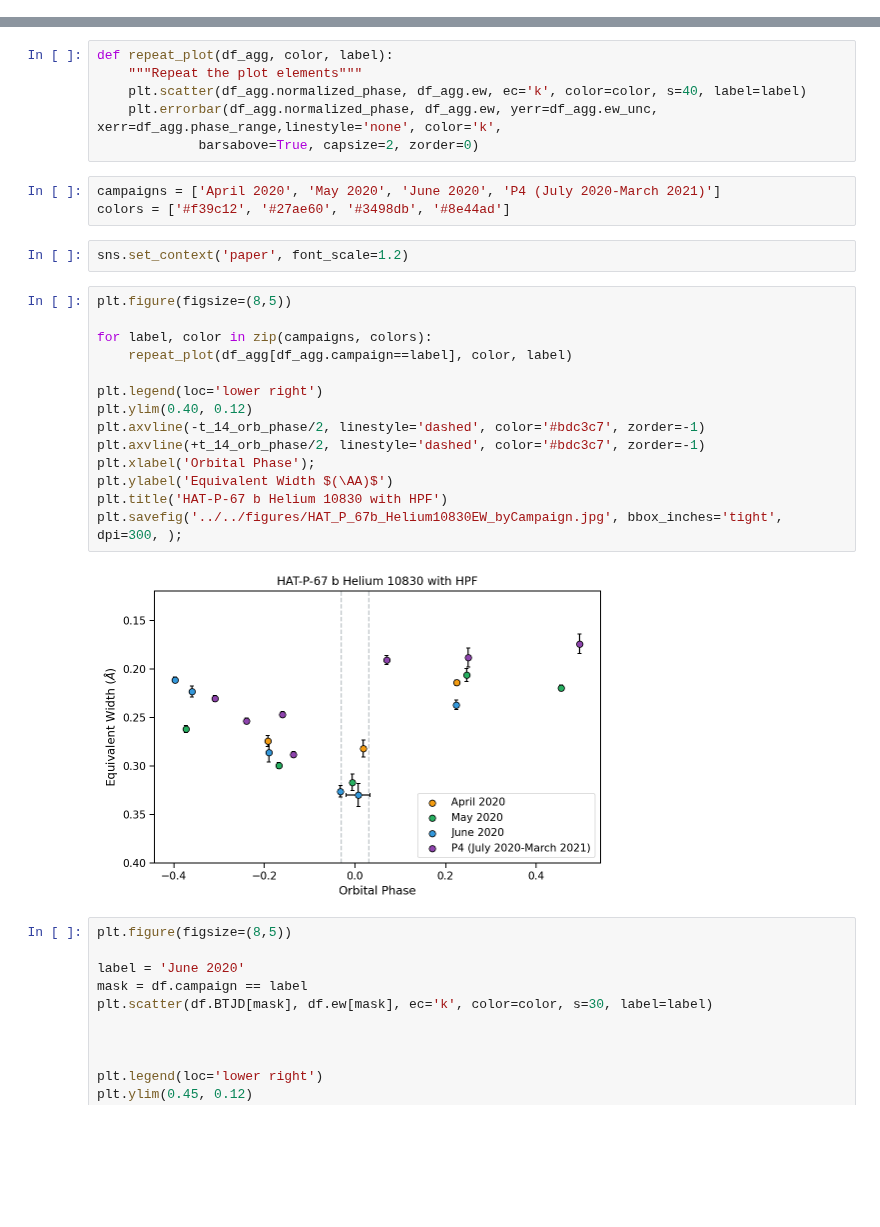
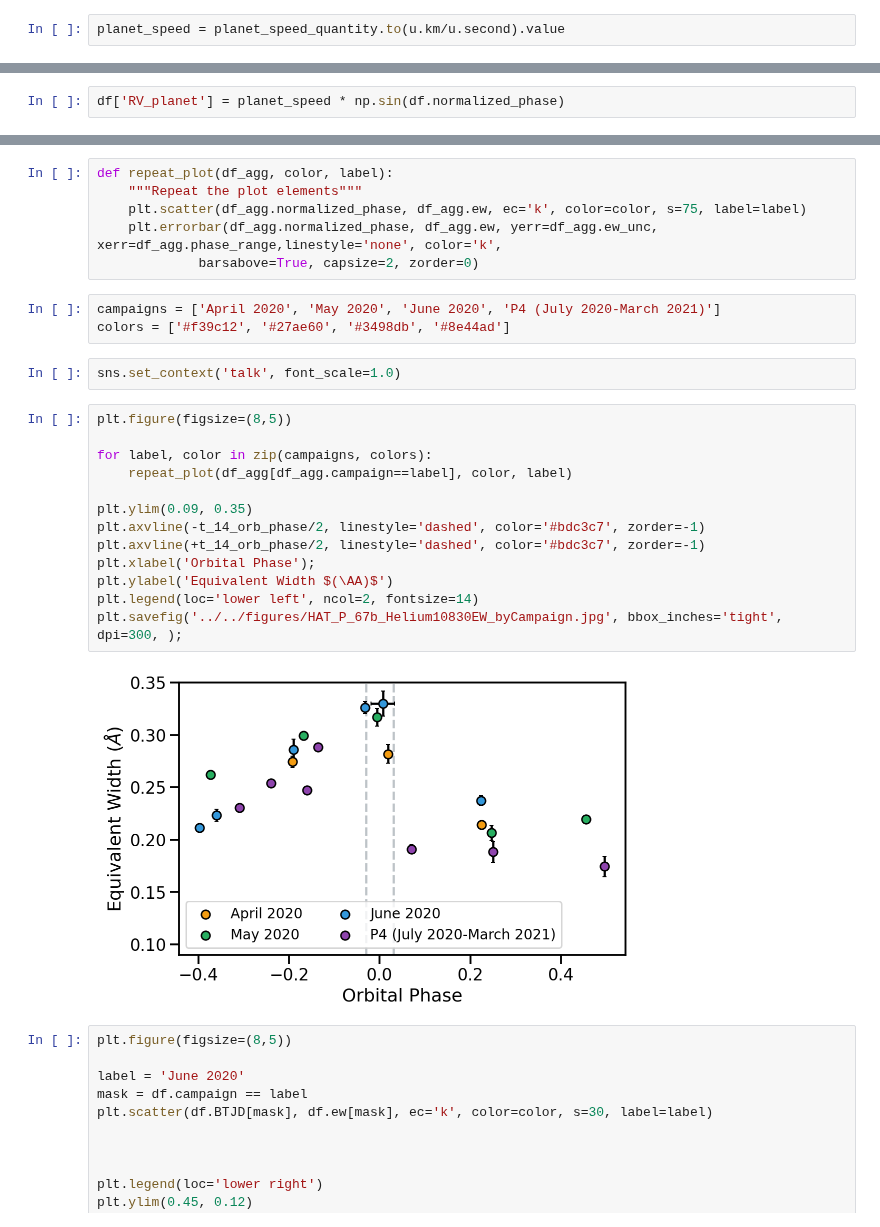
Before and after one commit to BrownDwarf/disperse, a Jupyter notebook: notebooks/05_figures_for_paper/01_Helium_EW_vs_orbital_phase.ipynb, the cells around one changed output, grey strips where cells are left out. Saved outputs shown, nothing was run; the diff lists cells and outputs as text; blank space fills up the shorter version.

```diff
--- a/notebooks/05_figures_for_paper/01_Helium_EW_vs_orbital_phase.ipynb
+++ b/notebooks/05_figures_for_paper/01_Helium_EW_vs_orbital_phase.ipynb
@@ -272,0 +338,2 @@ plt.savefig(fn_out, bbox_inches='tight', dpi=300);
+# %%
+planet_speed = planet_speed_quantity.to(u.km/u.second).value
@@ -272,0 +342,2 @@ plt.savefig(fn_out, bbox_inches='tight', dpi=300);
+# %%
+df['RV_planet'] = planet_speed * np.sin(df.normalized_phase)
@@ -320,30 +511,29 @@ df_agg.ew_unc[df_agg.ew_unc.isna()| (df_agg.ew_unc<systematic_noise_floor)] = sy
 # %%
 def repeat_plot(df_agg, color, label):
     """Repeat the plot elements"""
-    plt.scatter(df_agg.normalized_phase, df_agg.ew, ec='k', color=color, s=40, label=label)
+    plt.scatter(df_agg.normalized_phase, df_agg.ew, ec='k', color=color, s=75, label=label)
     plt.errorbar(df_agg.normalized_phase, df_agg.ew, yerr=df_agg.ew_unc, xerr=df_agg.phase_range,linestyle='none', color='k',
              barsabove=True, capsize=2, zorder=0)
 # %%
 campaigns = ['April 2020', 'May 2020', 'June 2020', 'P4 (July 2020-March 2021)']
 colors = ['#f39c12', '#27ae60', '#3498db', '#8e44ad']
 # %%
-sns.set_context('paper', font_scale=1.2)
+sns.set_context('talk', font_scale=1.0)
 # %%
 plt.figure(figsize=(8,5))
 
 for label, color in zip(campaigns, colors):
     repeat_plot(df_agg[df_agg.campaign==label], color, label)
 
-plt.legend(loc='lower right')
-plt.ylim(0.40, 0.12)
+plt.ylim(0.09, 0.35)
 plt.axvline(-t_14_orb_phase/2, linestyle='dashed', color='#bdc3c7', zorder=-1)
 plt.axvline(+t_14_orb_phase/2, linestyle='dashed', color='#bdc3c7', zorder=-1)
 plt.xlabel('Orbital Phase');
 plt.ylabel('Equivalent Width $(\AA)$')
-plt.title('HAT-P-67 b Helium 10830 with HPF')
+plt.legend(loc='lower left', ncol=2, fontsize=14)
 plt.savefig('../../figures/HAT_P_67b_Helium10830EW_byCampaign.jpg', bbox_inches='tight', dpi=300, );
 # %% [output]
-[figure, old version]
+[figure, new version]
 # %%
 plt.figure(figsize=(8,5))
 
```
Also changed, not shown: parts of 38 cells of this notebook.
